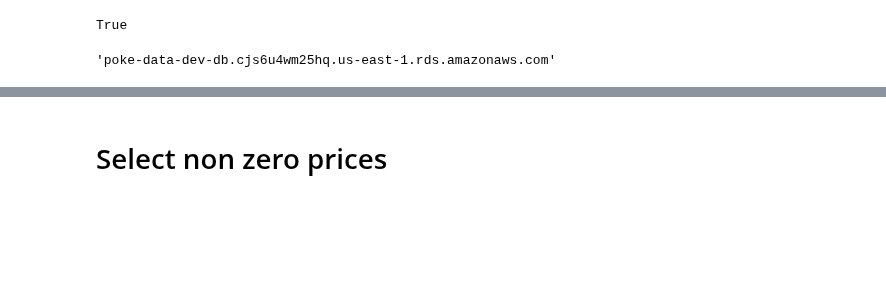
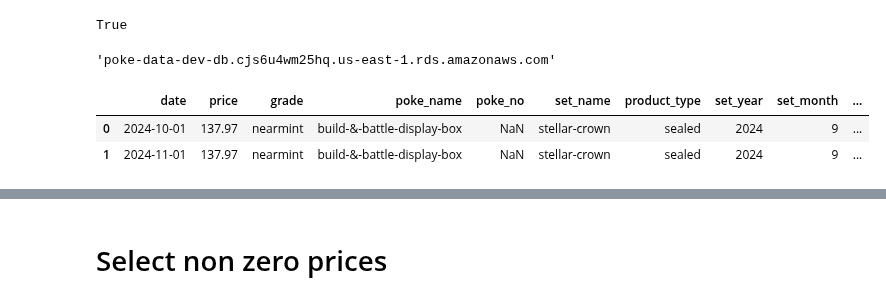
Before and after one commit to kennneth1/PokeAI, a Jupyter notebook: training/experiment.ipynb, the cells around one changed output, grey strips where cells are left out. Drawn from its saved outputs; the diff is of its cells as text; code cells hidden in the pictures; blank space fills up the shorter version.

```diff
--- a/training/experiment.ipynb
+++ b/training/experiment.ipynb
@@ -38,3 +38,9 @@ db_host
 connection_string = f'postgresql+psycopg2://{db_user}:{db_password}@{db_host}/{db_name}'
 # %%
 df = load_data_from_db(connection_string, """select * from feature_set limit 500000""")
+# %%
+df.head(2)
+# %% [output]
+|  | date | price | grade | poke_name | poke_no | set_name | product_type | set_year | set_month | ... |
+| 0 | 2024-10-01 | 137.97 | nearmint | build-&-battle-display-box | NaN | stellar-crown | sealed | 2024 | 9 | ... |
+| 1 | 2024-11-01 | 137.97 | nearmint | build-&-battle-display-box | NaN | stellar-crown | sealed | 2024 | 9 | ... |
```
Also changed, not shown: parts of 5 cells of this notebook.
